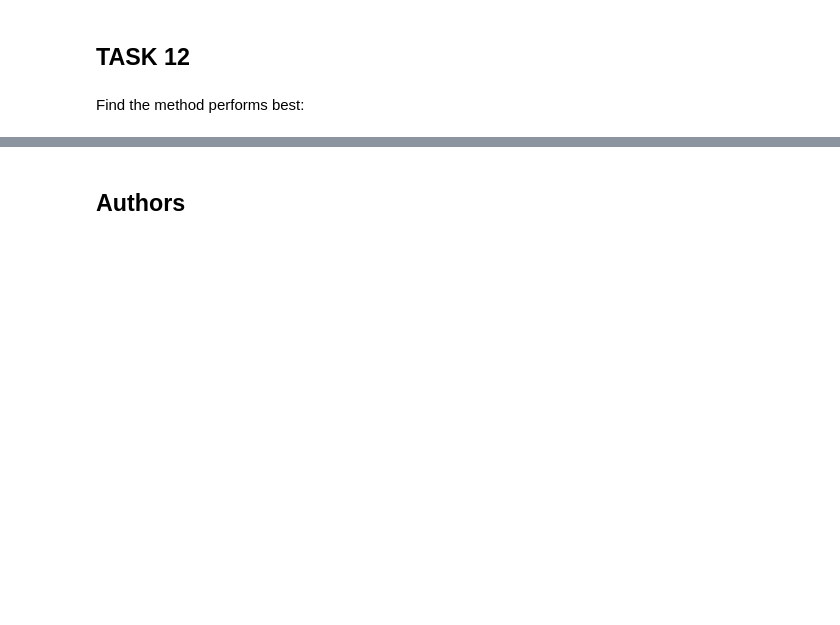
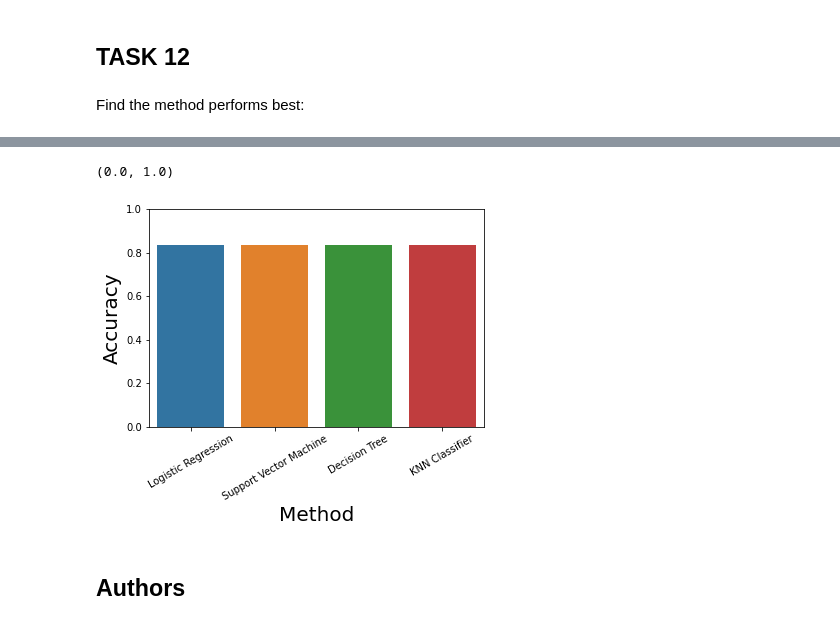
Before and after one commit to wtwong316/ads_capstone, a Jupyter notebook: SpaceX_Machine Learning Prediction_Part_5.ipynb, the cells around one changed output, grey strips where cells are left out. Cells and saved outputs as stored; diff of their text form; code cells hidden in the pictures; blank space fills up the shorter version.

```diff
--- a/SpaceX_Machine Learning Prediction_Part_5.ipynb
+++ b/SpaceX_Machine Learning Prediction_Part_5.ipynb
@@ -324,3 +358,14 @@ Best algorithm is Decision Tree and the score is 0.8888888888888888
+# %%
+# plot bar chart for the prediction result
+df = pd.DataFrame({'Method': list(algorithms.keys()), 'Accuracy': list(algorithms.values())})
+sns.barplot(x='Method', y='Accuracy', data=df)
+plt.xlabel("Method",fontsize=20)
+plt.ylabel("Accuracy",fontsize=20)
+plt.xticks(rotation=30)
+plt.ylim(0,1)
+# %% [output]
+(0.0, 1.0)
+[figure, added]
 # %% [markdown]
 ## Authors
 # %% [markdown]
```
Also changed, not shown: parts of 6 cells of this notebook, 13 other files.
